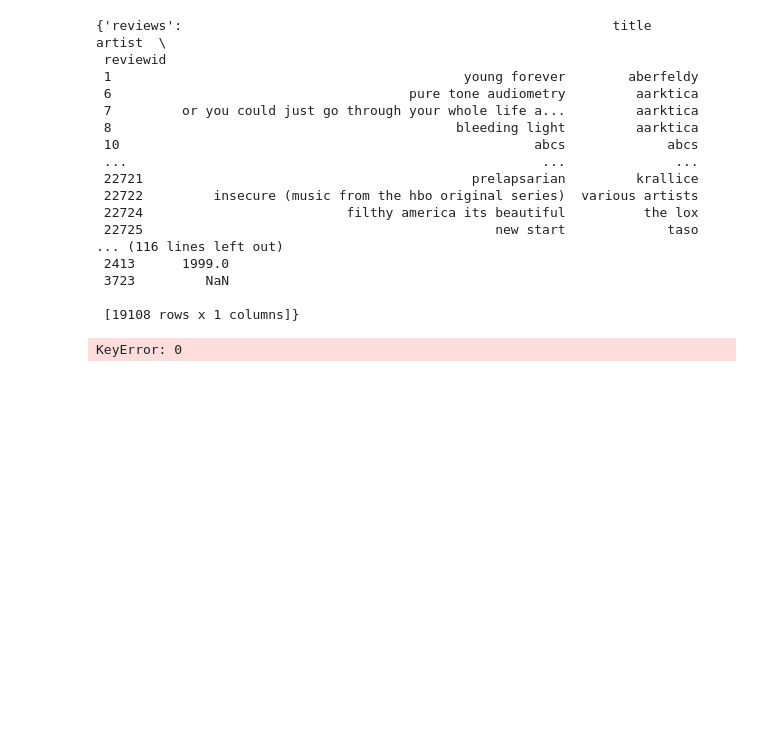
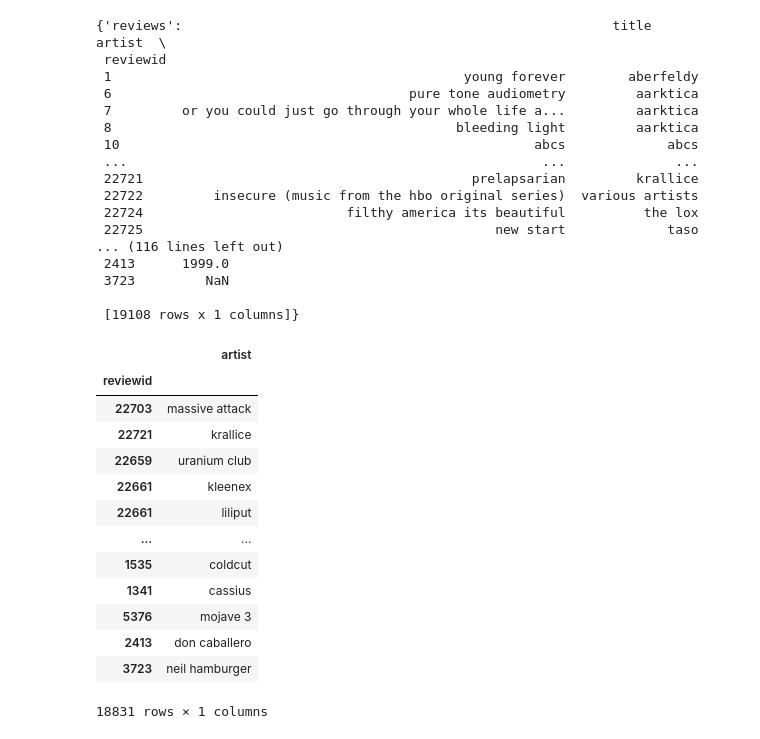
Before and after one commit to CaIiguIa/GGSN---MAGN, a Jupyter notebook: main.ipynb, the cells around one changed output. Saved outputs shown, nothing was run; the diff lists cells and outputs as text; code cells hidden in the pictures; blank space fills up the shorter version.

```diff
--- a/main.ipynb
+++ b/main.ipynb
@@ -254,7 +254,20 @@ data_reader.read()
 # %%
 dfs = data_reader.read()
 
-dfs[0]
+dfs['artists']
 # %% [output]
+|  | artist |
+| reviewid |  |
+| 22703 | massive attack |
+| 22721 | krallice |
+| 22659 | uranium club |
+| 22661 | kleenex |
+| 22661 | liliput |
+| ... | ... |
+| 1535 | coldcut |
+| 1341 | cassius |
+| 5376 | mojave 3 |
+| 2413 | don caballero |
+| 3723 | neil hamburger |
-KeyError: 0
+18831 rows × 1 columns
 # %%
```
Also changed, not shown: parts of 3 cells of this notebook, 2 other files.
